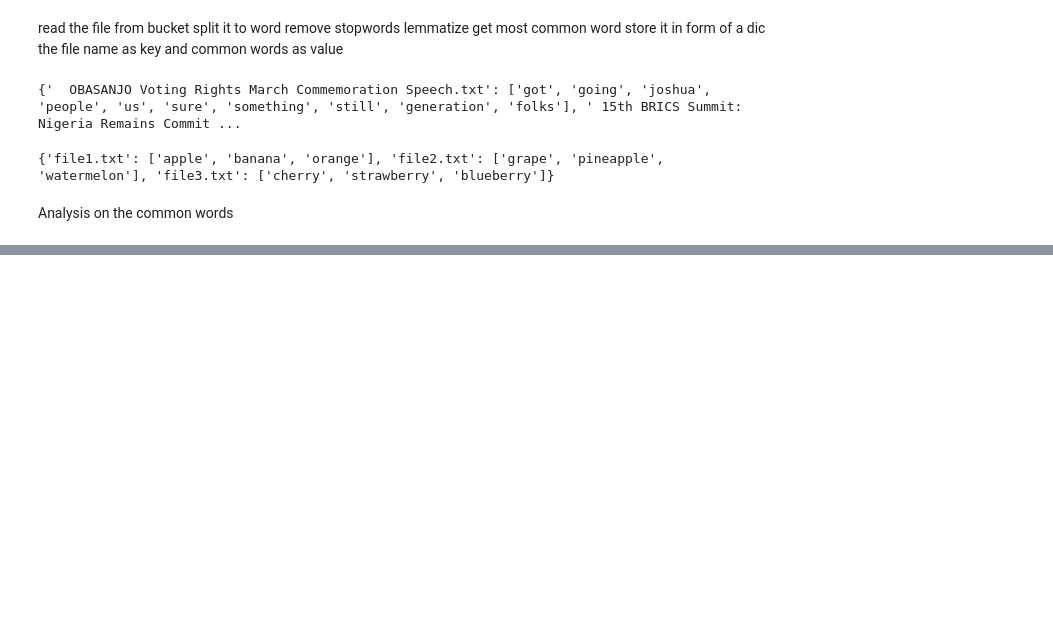
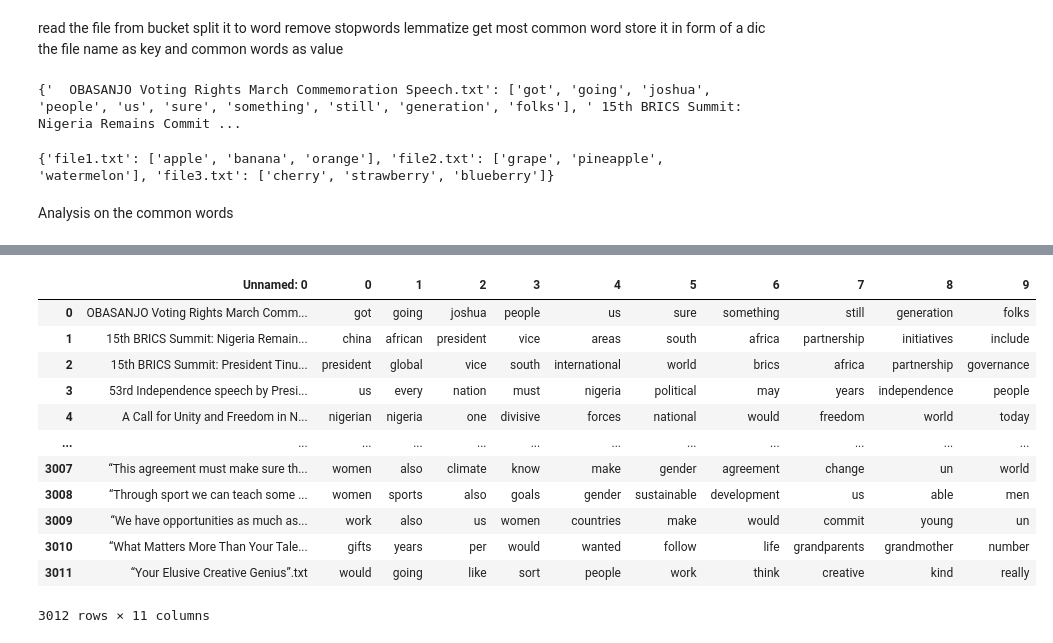
Before and after one commit to Davidmide02/ml-data, a Jupyter notebook: note.ipynb, the cells around one changed output, grey strips where cells are left out. Drawn from its saved outputs; the diff is of its cells as text; code cells hidden in the pictures; blank space fills up the shorter version.

```diff
--- a/note.ipynb
+++ b/note.ipynb
@@ -236,0 +298,17 @@ Index(['Filepath', '0', '1', '2', '3', '4', '5', '6', '7', '8', '9'], dtype='obj
+# %%
+oratory_df = pd.read_csv('oratory-most-common-words.csv')
+oratory_df
+# %% [output]
+|  | Unnamed: 0 | 0 | 1 | 2 | 3 | 4 | 5 | 6 | 7 | 8 | 9 |
+| 0 | OBASANJO Voting Rights March Comm... | got | going | joshua | people | us | sure | something | still | generation | folks |
+| 1 | 15th BRICS Summit: Nigeria Remain... | china | african | president | vice | areas | south | africa | partnership | initiatives | include |
+| 2 | 15th BRICS Summit: President Tinu... | president | global | vice | south | international | world | brics | africa | partnership | governance |
+| 3 | 53rd Independence speech by Presi... | us | every | nation | must | nigeria | political | may | years | independence | people |
+| 4 | A Call for Unity and Freedom in N... | nigerian | nigeria | one | divisive | forces | national | would | freedom | world | today |
+| ... | ... | ... | ... | ... | ... | ... | ... | ... | ... | ... | ... |
+| 3007 | “This agreement must make sure th... | women | also | climate | know | make | gender | agreement | change | un | world |
+| 3008 | “Through sport we can teach some ... | women | sports | also | goals | gender | sustainable | development | us | able | men |
+| 3009 | “We have opportunities as much as... | work | also | us | women | countries | make | would | commit | young | un |
+| 3010 | “What Matters More Than Your Tale... | gifts | years | per | would | wanted | follow | life | grandparents | grandmother | number |
+| 3011 | “Your Elusive Creative Genius”.txt | would | going | like | sort | people | work | think | creative | kind | really |
+3012 rows × 11 columns
```
Also changed, not shown: parts of 22 cells of this notebook, 2 other files.
